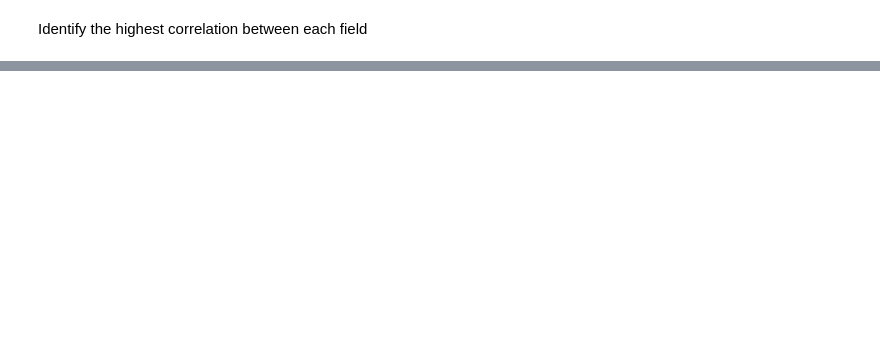
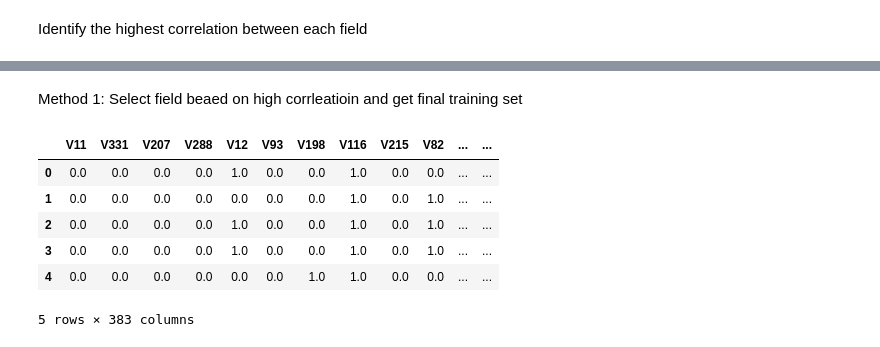
Before and after one commit to MinghaoLyu/Ryerson-Capstone-Project, a Jupyter notebook: capstone.ipynb, the cells around one changed output, grey strips where cells are left out. Cells and saved outputs as stored; diff of their text form; code cells hidden in the pictures; blank space fills up the shorter version.

```diff
--- a/capstone.ipynb
+++ b/capstone.ipynb
@@ -182,0 +273,17 @@ corr_high.head()
+# %%
+remaining_fields=list(set(list(corr_high[corr_high['level']==5]['corr1'])+list(corr_high[corr_high['level']==5]['corr2'])))
+# %% [markdown]
+Method 1: Select field beaed on high corrleatioin and get final training set
+# %%
+final_train = train[remaining_fields+cat_cols+['isFraud']]
+final_test = test[remaining_fields+cat_cols_test]
+# %%
+final_train.head()
+# %% [output]
+|  | V11 | V331 | V207 | V288 | V12 | V93 | V198 | V116 | V215 | V82 | ... | ... |
+| 0 | 0.0 | 0.0 | 0.0 | 0.0 | 1.0 | 0.0 | 0.0 | 1.0 | 0.0 | 0.0 | ... | ... |
+| 1 | 0.0 | 0.0 | 0.0 | 0.0 | 0.0 | 0.0 | 0.0 | 1.0 | 0.0 | 1.0 | ... | ... |
+| 2 | 0.0 | 0.0 | 0.0 | 0.0 | 1.0 | 0.0 | 0.0 | 1.0 | 0.0 | 1.0 | ... | ... |
+| 3 | 0.0 | 0.0 | 0.0 | 0.0 | 1.0 | 0.0 | 0.0 | 1.0 | 0.0 | 1.0 | ... | ... |
+| 4 | 0.0 | 0.0 | 0.0 | 0.0 | 0.0 | 0.0 | 1.0 | 1.0 | 0.0 | 0.0 | ... | ... |
+5 rows × 383 columns
```
Also changed, not shown: parts of 113 cells of this notebook.
